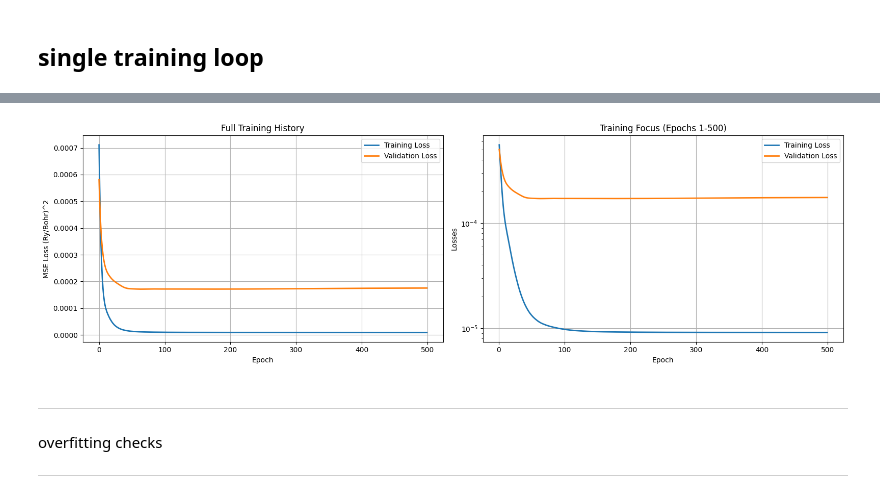
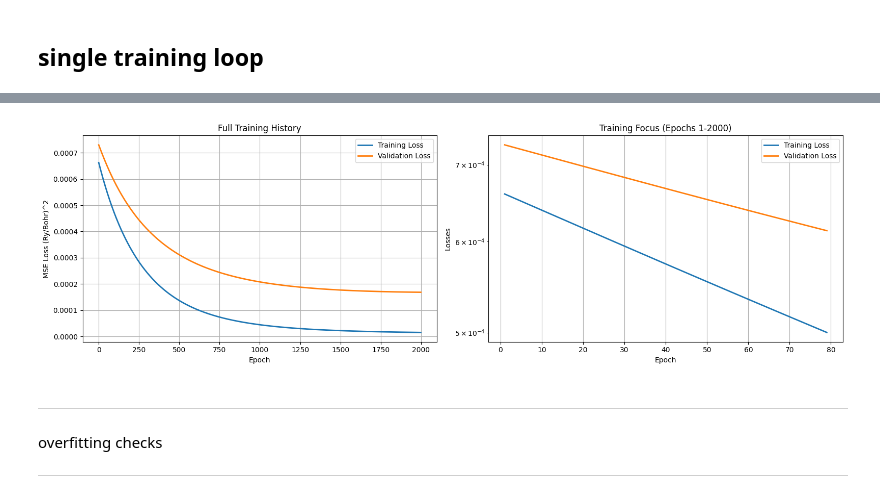
Before and after one commit to MikiPenguin/test, a Jupyter notebook: CsSnI3_AML_Project.ipynb, the cells around one changed output, grey strips where cells are left out. Saved outputs shown, nothing was run; the diff lists cells and outputs as text; code cells hidden in the pictures.

```diff
--- a/CsSnI3_AML_Project.ipynb
+++ b/CsSnI3_AML_Project.ipynb
@@ -1655,11 +1694,11 @@ Best validation loss: Rank 2 (0.000176)
 # ------------------------------
 # STEP 4: Training Loop
 # ------------------------------
-model = ForceBasedLoRAModel(num_atoms = 40, rank = 5).to(device)
-optimizer = optim.Adam(model.parameters(), lr = 7.0*1e-4)
+model = ForceBasedLoRAModel(num_atoms = 40, rank = 20).to(device)
+optimizer = optim.Adam(model.parameters(), lr = 1e-5)
 criterion = nn.MSELoss()
 
-num_epochs = 500
+num_epochs = 2000
 train_losses = []
 val_losses = []
 
@@ -1695,6 +1745,8 @@ Epoch 499: Train Loss = 0.000009, Val Loss = 0.000175
 
 # Create figure with two subplots side by side
 fig, (ax1, ax2) = plt.subplots(1, 2, figsize=(16, 5))
+len_losses_reduced = len(train_losses)/2
+
 
 # First plot: Full training history
 ax1.plot(train_losses, label='Training Loss', linewidth=2)
@@ -1705,38 +1757,39 @@ ax1.set_title("Full Training History")
 ax1.legend()
 ax1.grid(True)
 
 # Second plot: Zoomed view (last phase of training)
 zoom_start = 1  # Start from epoch 1000
-ax2.plot(range(zoom_start, len(train_losses)), train_losses[zoom_start:],
-        label='Training Loss', linewidth=2)
-ax2.plot(range(zoom_start, len(val_losses)), val_losses[zoom_start:],
-        label='Validation Loss', linewidth=2)
+zoom_end = 80
+# ax2.plot(range(zoom_start, len(train_losses)), train_losses[zoom_start:], label='Training Loss', linewidth=2)
+# ax2.plot(range(zoom_start, len(val_losses)), val_losses[zoom_start:], label='Validation Loss', linewidth=2)
+ax2.plot(range(zoom_start, zoom_end), train_losses[zoom_start:zoom_end], label='Training Loss', linewidth=2)
+ax2.plot(range(zoom_start, zoom_end), val_losses[zoom_start:zoom_end], label='Validation Loss', linewidth=2)
 # ax2.set_xscale('log')
 ax2.set_yscale('log')
 ax2.set_xlabel("Epoch")
 ax2.set_ylabel("Losses")
 ax2.set_title(f"Training Focus (Epochs {zoom_start}-{num_epochs})")
 ax2.legend()
 ax2.grid(True)
 
 plt.tight_layout()
 
 # Save the combined plot
 output_path = "/content/drive/MyDrive/AML_Project_anharmonic/training_vs_validation_detailed.png"
 plt.savefig(output_path, dpi=300)
 
 plt.show()
 
 # # Optional: Print convergence info
 # if len(train_losses) > 1000:
 #    early_loss = np.mean(train_losses[100:200])
 #    late_loss = np.mean(train_losses[-100:])
 #    print(f"\nConvergence analysis:")
 #    print(f"Early training loss (epochs 100-200): {early_loss:.6f}")
 #    print(f"Late training loss (last 100 epochs): {late_loss:.6f}")
 #    print(f"Improvement: {((early_loss - late_loss) / early_loss * 100):.1f}%")
 # %% [output]
-[figure, old version]
+[figure, new version]
 # %%
 # # Incremental rank comparison - train ALL parameters at each rank starting from previous solution
 # # This avoids overfitting by allowing all parameters to adjust together
```
Also changed, not shown: parts of 21 cells of this notebook.
